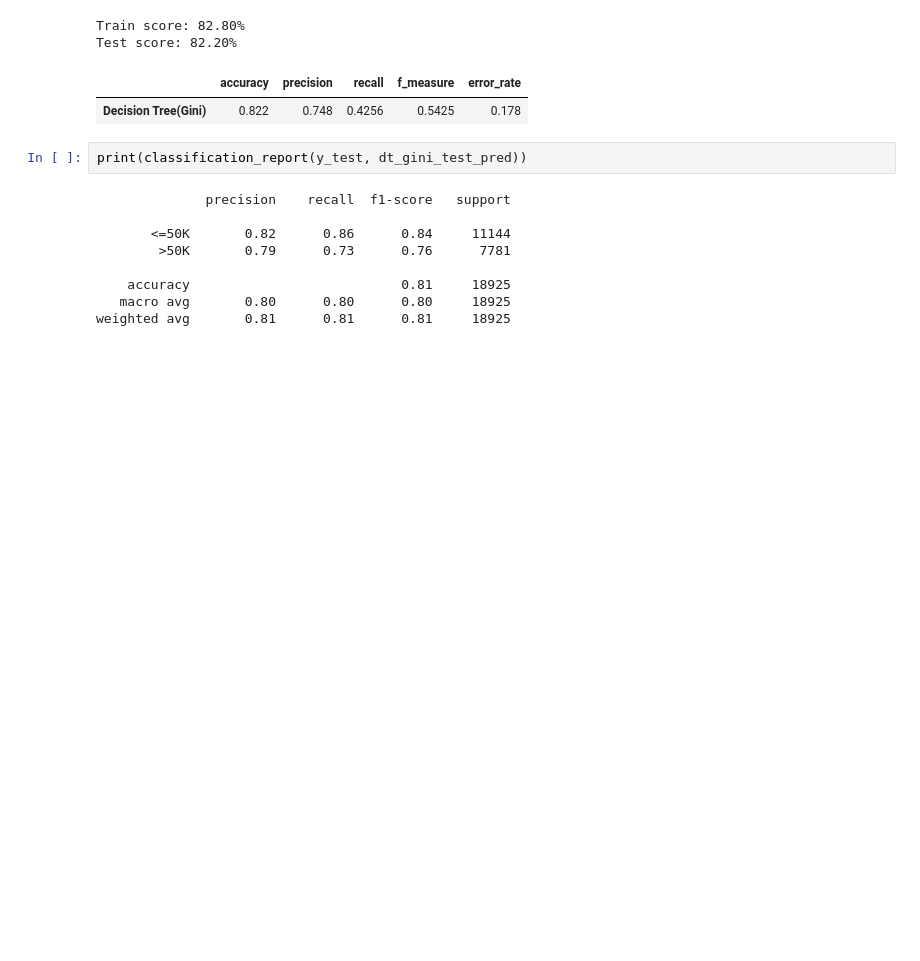
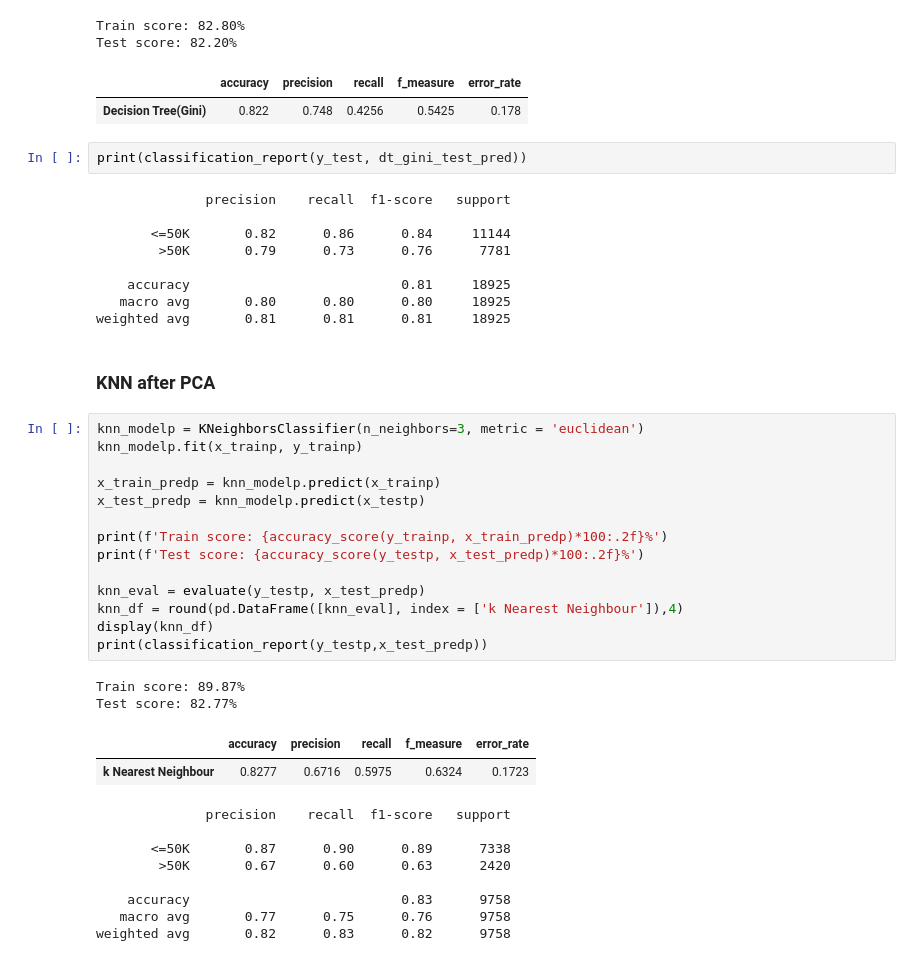
Before and after one commit to adititewari13/Adult-Data_ML, a Jupyter notebook: Adult-Data/income_analysis.ipynb, the cells around one changed output. Cells and saved outputs as stored; diff of their text form; blank space fills up the shorter version.

Commit message:
Implemented KNN after PCA

```diff
--- a/Adult-Data/income_analysis.ipynb
+++ b/Adult-Data/income_analysis.ipynb
@@ -913,3 +913,32 @@ print(classification_report(y_test, dt_gini_test_pred))
     accuracy                           0.81     18925
    macro avg       0.80      0.80      0.80     18925
 weighted avg       0.81      0.81      0.81     18925
+# %% [markdown]
+### KNN after PCA
+# %%
+knn_modelp = KNeighborsClassifier(n_neighbors=3, metric = 'euclidean')
+knn_modelp.fit(x_trainp, y_trainp)
+
+x_train_predp = knn_modelp.predict(x_trainp)
+x_test_predp = knn_modelp.predict(x_testp)
+
+print(f'Train score: {accuracy_score(y_trainp, x_train_predp)*100:.2f}%')
+print(f'Test score: {accuracy_score(y_testp, x_test_predp)*100:.2f}%')
+
+knn_eval = evaluate(y_testp, x_test_predp)
+knn_df = round(pd.DataFrame([knn_eval], index = ['k Nearest Neighbour']),4)
+display(knn_df)
+print(classification_report(y_testp,x_test_predp))
+# %% [output]
+Train score: 89.87%
+Test score: 82.77%
+|  | accuracy | precision | recall | f_measure | error_rate |
+| k Nearest Neighbour | 0.8277 | 0.6716 | 0.5975 | 0.6324 | 0.1723 |
+              precision    recall  f1-score   support
+
+       <=50K       0.87      0.90      0.89      7338
+        >50K       0.67      0.60      0.63      2420
+
+    accuracy                           0.83      9758
+   macro avg       0.77      0.75      0.76      9758
+weighted avg       0.82      0.83      0.82      9758
```
Also changed, not shown: parts of 5 cells of this notebook.
